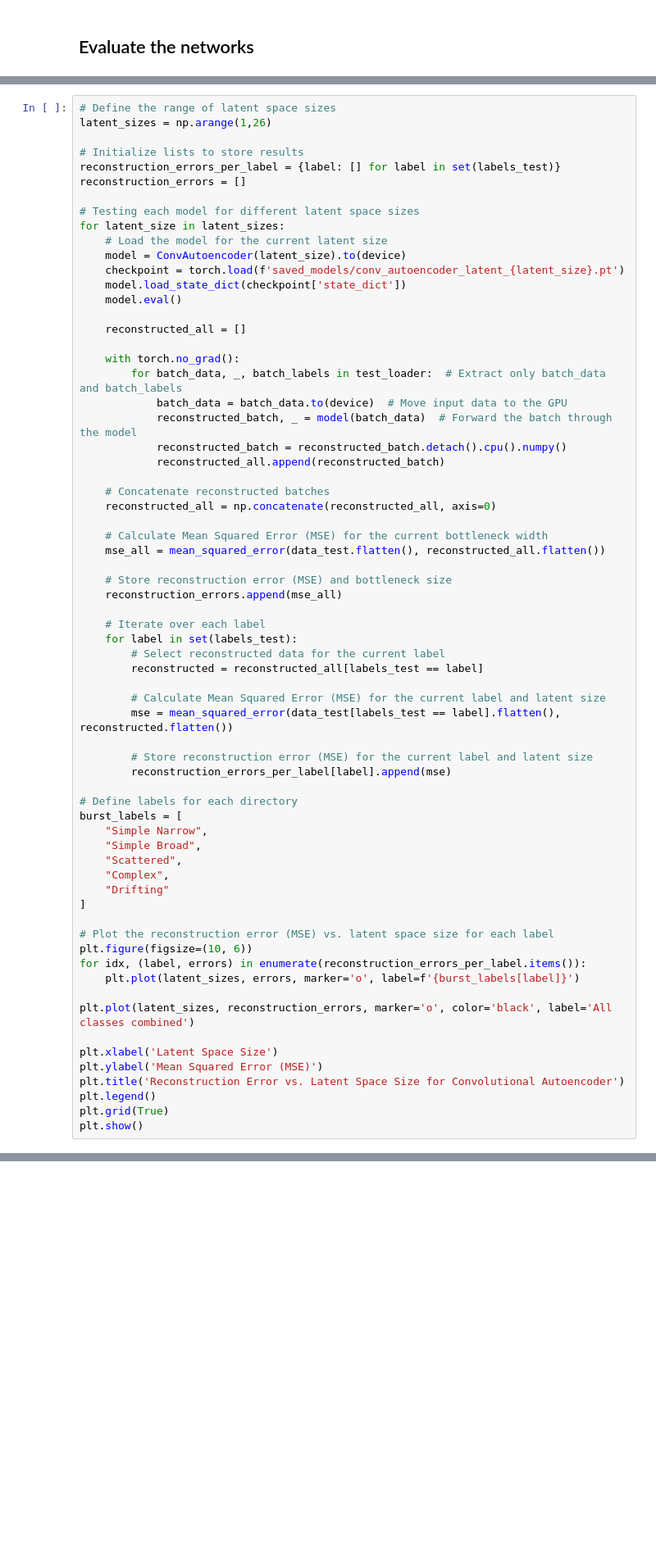
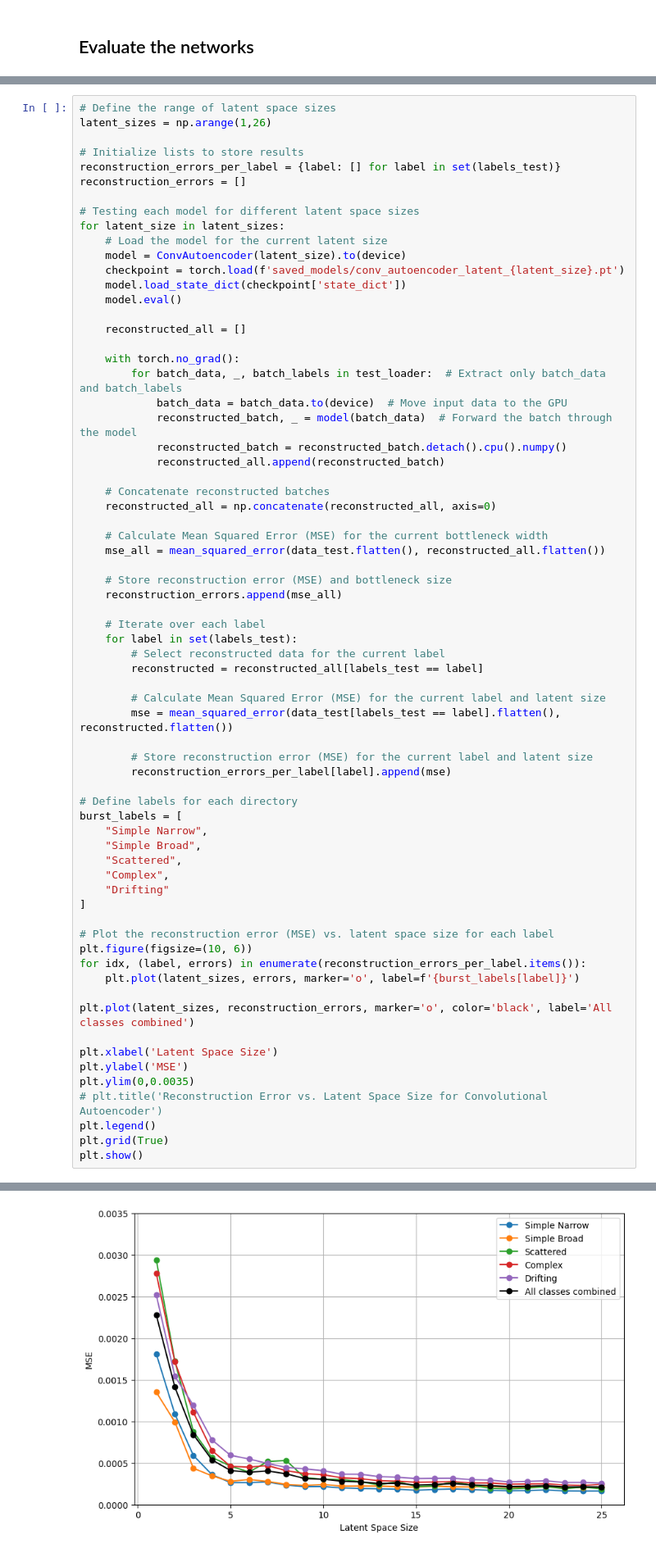
Before and after one commit to SRON-API-DataMagic/Rep_Learn_FRB, a Jupyter notebook: CNN.ipynb, the cells around one changed output, grey strips where cells are left out. Shown at 82% size. Cells and saved outputs as stored; diff of their text form; blank space fills up the shorter version.

```diff
--- a/CNN.ipynb
+++ b/CNN.ipynb
@@ -819,8 +825,10 @@ for idx, (label, errors) in enumerate(reconstruction_errors_per_label.items()):
 plt.plot(latent_sizes, reconstruction_errors, marker='o', color='black', label='All classes combined')
 
 plt.xlabel('Latent Space Size')
-plt.ylabel('Mean Squared Error (MSE)')
-plt.title('Reconstruction Error vs. Latent Space Size for Convolutional Autoencoder')
+plt.ylabel('MSE')
+plt.ylim(0,0.0035)
+# plt.title('Reconstruction Error vs. Latent Space Size for Convolutional Autoencoder')
 plt.legend()
 plt.grid(True)
 plt.show()
+# %% [output]
@@ -827,3 +852,4 @@ plt.show()
+[figure, added]
 # %%
 # Define labels for each directory
 burst_labels = [
```
Also changed, not shown: parts of 9 cells of this notebook, 4 other files.
